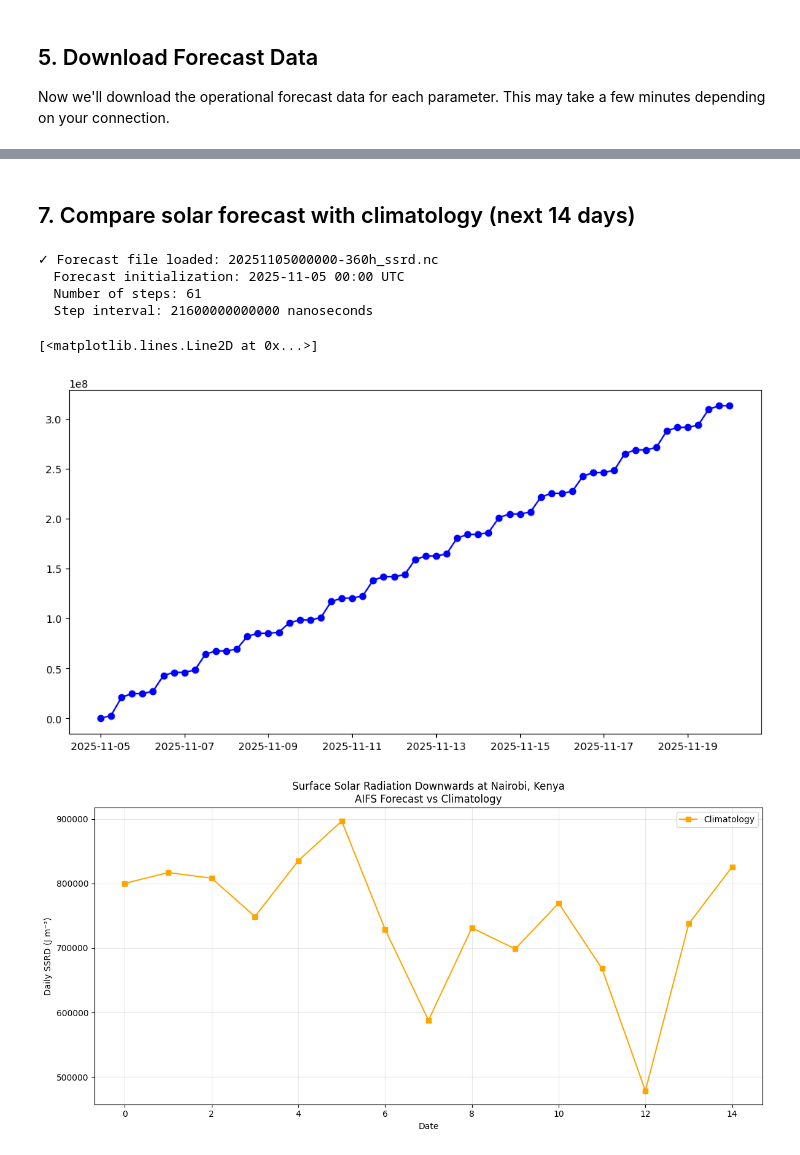
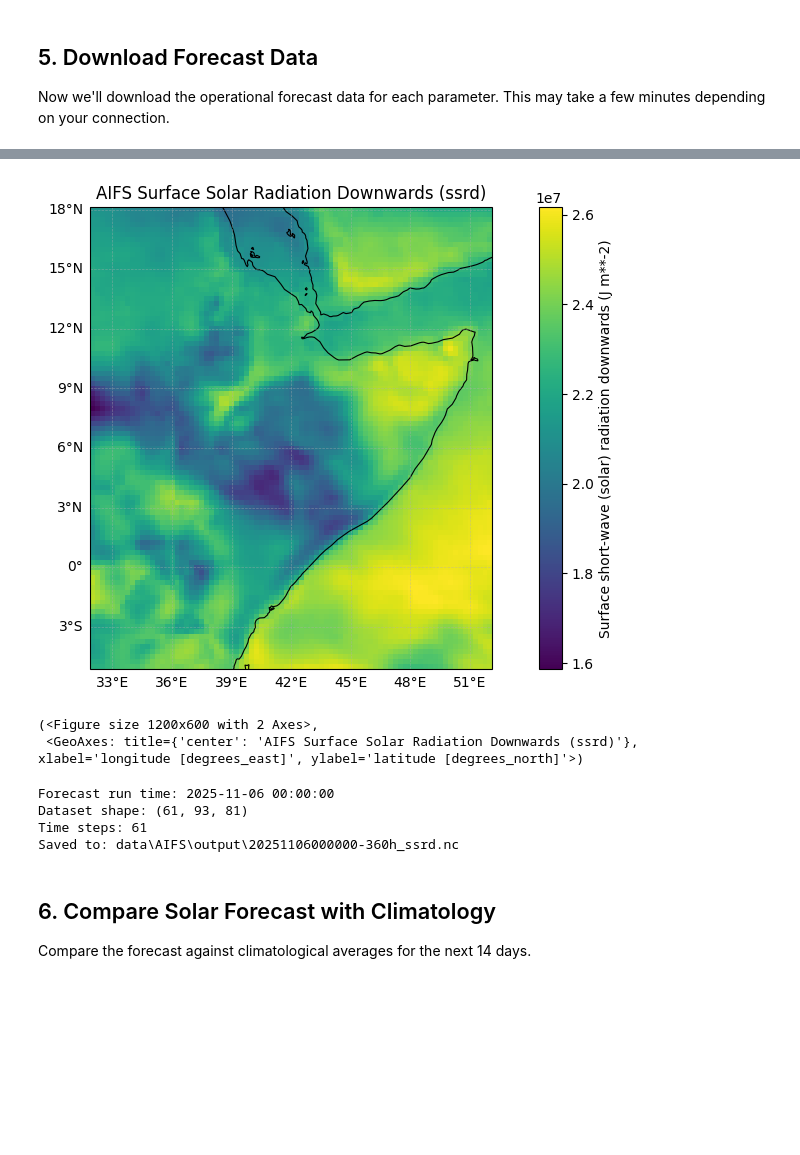
Before and after one commit to HKV-products-services/Capacity-Building-ICPAC-for-climate-services, a Jupyter notebook: Renewable_Energy_Forecasting/2_Get_AIFS_forecast.ipynb, the cells around one changed output, grey strips where cells are left out. Saved outputs shown, nothing was run; the diff lists cells and outputs as text; code cells hidden in the pictures; blank space fills up the shorter version.

```diff
--- a/Renewable_Energy_Forecasting/2_Get_AIFS_forecast.ipynb
+++ b/Renewable_Energy_Forecasting/2_Get_AIFS_forecast.ipynb
@@ -161,34 +139,50 @@ if forecast_files:
+# %%
+plot_variable(
+    ds.sel(step="18:00:00"),
+    var_name='ssrd',
+    title='AIFS Surface Solar Radiation Downwards (ssrd)',
+    )
+# %% [output]
+[figure, added]
+(<Figure size 1200x600 with 2 Axes>,
+ <GeoAxes: title={'center': 'AIFS Surface Solar Radiation Downwards (ssrd)'}, xlabel='longitude [degrees_east]', ylabel='latitude [degrees_north]'>)
+# %%
+# Get forecast initialization time
+forecast_datetime = ds.time.values
+forecast_datetime_str = pd.to_datetime(forecast_datetime).strftime("%Y%m%d%H%M%S")
+
+print(f"Forecast run time: {pd.to_datetime(forecast_datetime)}")
+print(f"Dataset shape: {ds[var_dict[param]].shape}")
+print(f"Time steps: {len(ds.step.values)}")
+
+# Save the extracted dataset
+out_fname = oper_out_dir / f'{forecast_datetime_str}-{steps[-1]}h_{param}.nc'
+ds.to_netcdf(out_fname)
+print(f"Saved to: {out_fname}")
+
+# Clean up temporary file
+Path(filename).unlink(missing_ok=True)
+# %% [output]
+Forecast run time: 2025-11-06 00:00:00
+Dataset shape: (61, 93, 81)
+Time steps: 61
+Saved to: data\AIFS\output\20251106000000-360h_ssrd.nc
 # %% [markdown]
-## 7. Compare solar forecast with climatology (next 14 days)
+## 6. Compare Solar Forecast with Climatology
+
+Compare the forecast against climatological averages for the next 14 days.
 # %%
 # Select a location (e.g., Nairobi, Kenya: -1.28°N, 36.82°E)
 location_name = "Nairobi, Kenya"
 lat_point = -1.28
 lon_point = 36.82
 
-# Load AIFS forecast data
-forecast_ssrd_file = list(Path("data/AIFS/output").glob("*_ssrd.nc"))[-1]
-forecast_ds = xr.open_dataset(forecast_ssrd_file, engine="netcdf4")
 
-print(f"✓ Forecast file loaded: {forecast_ssrd_file.name}")
-print(f"  Forecast initialization: {pd.to_datetime(forecast_ds.time.values).strftime('%Y-%m-%d %H:%M UTC')}")
-print(f"  Number of steps: {len(forecast_ds.step)}")
-print(f"  Step interval: {forecast_ds.step.values[1] - forecast_ds.step.values[0]}")
+ds = xr.open_dataset(out_fname)
 
 # Extract forecast at location
-forecast_location = forecast_ds['ssrd'].sel(
+forecast_location = ds['ssrd'].sel(
     latitude=lat_point,
     longitude=lon_point,
     method='nearest'
 )
-
-# plot forecast time series
-plt.figure(figsize=(12, 6))
-plt.plot(forecast_location.valid_time, forecast_location, marker='o', label='AIFS Forecast', color='blue')
-# %% [output]
-✓ Forecast file loaded: 20251105000000-360h_ssrd.nc
-  Forecast initialization: 2025-11-05 00:00 UTC
-  Number of steps: 61
-  Step interval: 21600000000000 nanoseconds
-[<matplotlib.lines.Line2D at 0x...>]
-[figure, removed]
@@ -215,13 +188,0 @@ location_series = clim_ssrd_reload['ssrd'].sel(
-# %%
-# plot AIFS forecast vs climatology
-plt.figure(figsize=(12, 6))
-# plt.plot(forecast_daily_energy.valid_time, forecast_daily_energy, marker='o', label='AIFS Forecast', color='blue')
-plt.plot(location_series, marker='s', label='Climatology', color='orange')
-plt.title(f"Surface Solar Radiation Downwards at {location_name}\nAIFS Forecast vs Climatology")
-plt.xlabel("Date")
-plt.ylabel("Daily SSRD (J m⁻²)")
-plt.legend()
-plt.grid(True, alpha=0.3)
-plt.tight_layout()
-# %% [output]
-[figure, removed]
```
Also changed, not shown: parts of 13 cells of this notebook, 5 other files.
